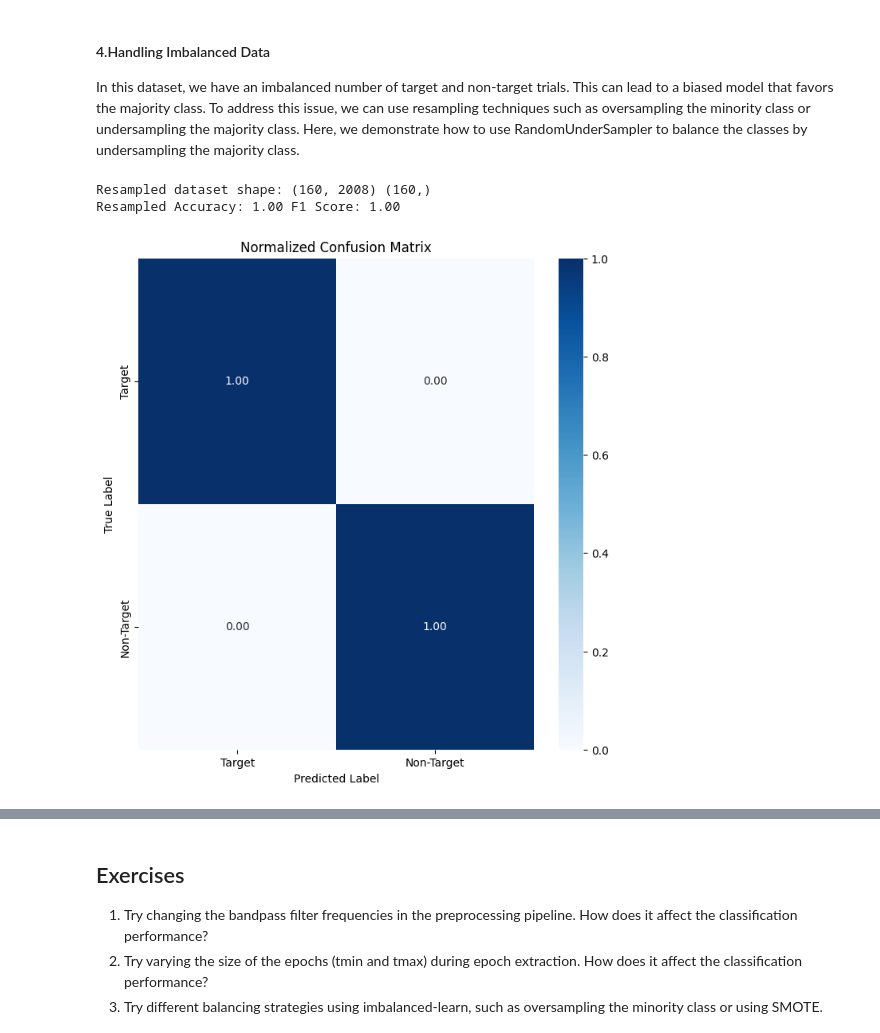
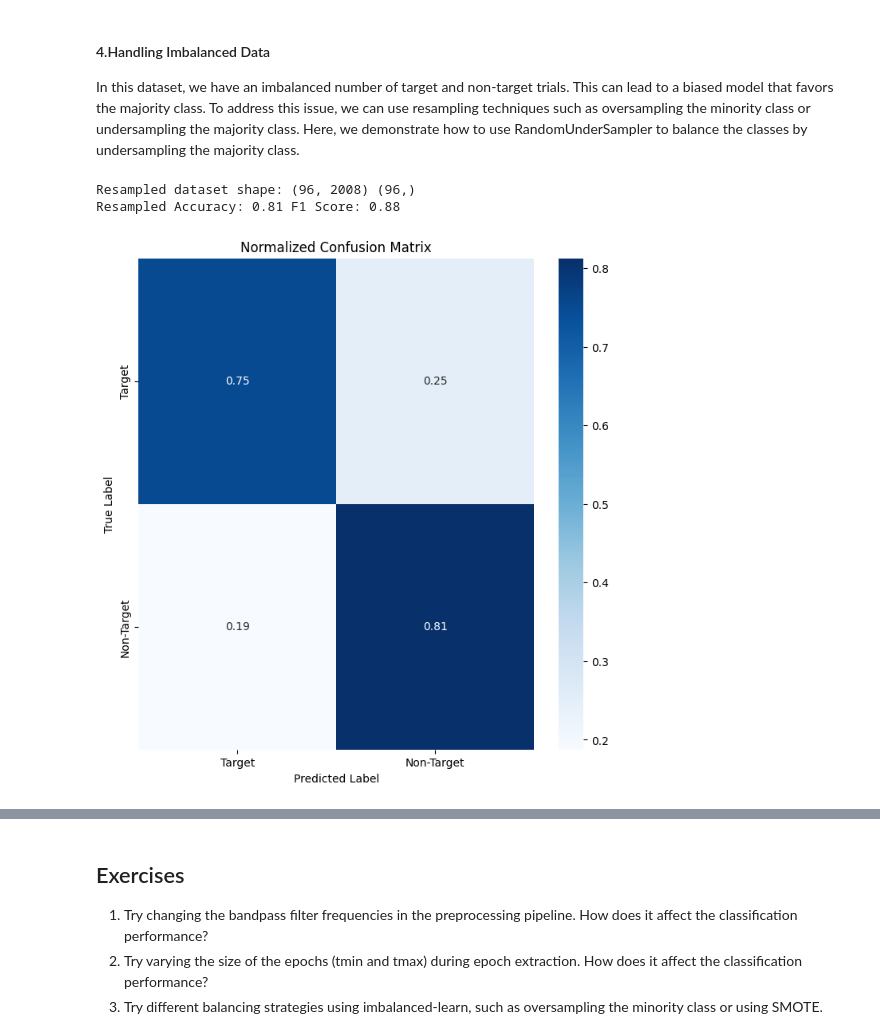
Before and after one commit to BRomans/Workshop-DemyBCI2025, a Jupyter notebook: notebooks/2_p300_classification.ipynb, the cells around one changed output, grey strips where cells are left out. Saved outputs shown, nothing was run; the diff lists cells and outputs as text; code cells hidden in the pictures.

```diff
--- a/notebooks/2_p300_classification.ipynb
+++ b/notebooks/2_p300_classification.ipynb
@@ -172,7 +172,8 @@ y_r = le.fit_transform(y)
 
 
 # Split the data into training and testing sets
-X_train, X_test, y_train, y_test = train_test_split(X_r, y_r, test_size=0.25, random_state=33)
+X_train, X_test, y_train, y_test = train_test_split(X_r, y_r, test_size=0.4, random_state=33)
 print(X_train.shape, X_test.shape)
+print(y_test)
 # %% [output]
 (90, 2008)
@@ -217,7 +219,7 @@ from sklearn.ensemble import RandomForestClassifier
 from sklearn.preprocessing import StandardScaler, RobustScaler
 from sklearn.svm import SVC
 
-scaler = StandardScaler()
+scaler = RobustScaler()
 X_train = scaler.fit_transform(X_train)
 X_test = scaler.transform(X_test)
 
@@ -285,24 +287,22 @@ In this dataset, we have an imbalanced number of target and non-target trials. T
 # %%
 from imblearn.under_sampling import RandomUnderSampler
 from imblearn.over_sampling import RandomOverSampler
 
 rus = RandomUnderSampler(random_state=random_state, sampling_strategy='majority')
 ros = RandomOverSampler(random_state=random_state, sampling_strategy='minority')
 
-X_res, y_res = ros.fit_resample(X_r, y)
+X_res, y_res = ros.fit_resample(X_train, y_train)
 print("Resampled dataset shape:", X_res.shape, y_res.shape)
-
-X_train, X_test, y_train, y_test = train_test_split(X_res, y_res, test_size=0.25, random_state=random_state)
 
 model_res = LinearDiscriminantAnalysis()
 model_res.fit(X_res, y_res)
 y_pred_res = model_res.predict(X_test)
 
 accuracy_res = accuracy_score(y_test, y_pred_res)
 f1_res = f1_score(y_test, y_pred_res, average='binary')
 print(f'Resampled Accuracy: {accuracy_res:.2f} F1 Score: {f1_res:.2f}')
 plot_confusion_matrix(y_test, y_pred_res, classes=['Target', 'Non-Target'], normalize=True)
 # %% [output]
-Resampled dataset shape: (160, 2008) (160,)
-Resampled Accuracy: 1.00 F1 Score: 1.00
+Resampled dataset shape: (96, 2008) (96,)
+Resampled Accuracy: 0.81 F1 Score: 0.88
-[figure, old version]
+[figure, new version]
```
Also changed, not shown: parts of 4 cells of this notebook.
